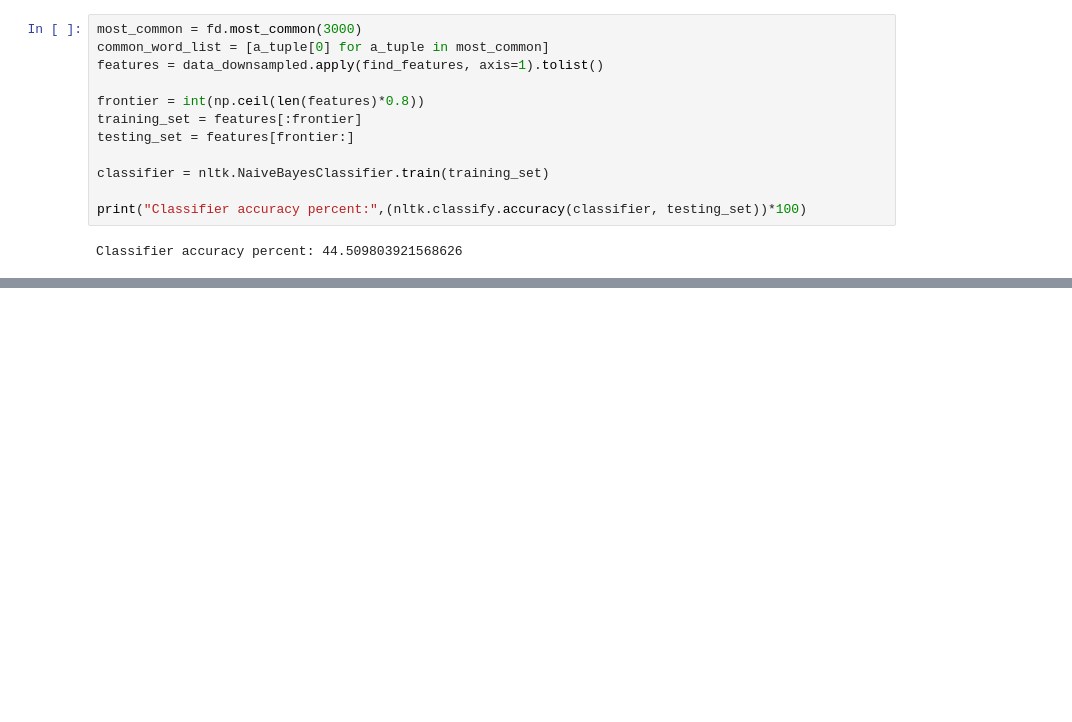
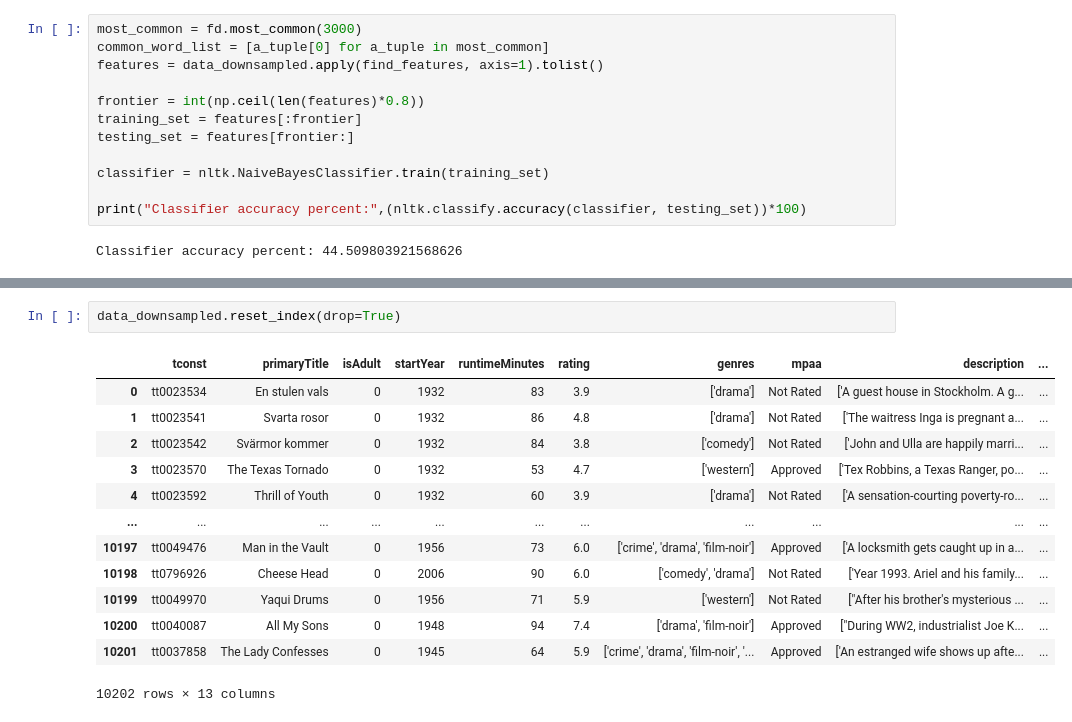
Before and after one commit to cargide/nlp_movie_project, a Jupyter notebook: 4-nlp.ipynb, the cells around one changed output, grey strips where cells are left out. Cells and saved outputs as stored; diff of their text form; blank space fills up the shorter version.

```diff
--- a/4-nlp.ipynb
+++ b/4-nlp.ipynb
@@ -326,0 +413,16 @@ Classifier accuracy percent: 44.509803921568626
+# %%
+data_downsampled.reset_index(drop=True)
+# %% [output]
+|  | tconst | primaryTitle | isAdult | startYear | runtimeMinutes | rating | genres | mpaa | description | ... |
+| 0 | tt0023534 | En stulen vals | 0 | 1932 | 83 | 3.9 | ['drama'] | Not Rated | ['A guest house in Stockholm. A g... | ... |
+| 1 | tt0023541 | Svarta rosor | 0 | 1932 | 86 | 4.8 | ['drama'] | Not Rated | ['The waitress Inga is pregnant a... | ... |
+| 2 | tt0023542 | Svärmor kommer | 0 | 1932 | 84 | 3.8 | ['comedy'] | Not Rated | ['John and Ulla are happily marri... | ... |
+| 3 | tt0023570 | The Texas Tornado | 0 | 1932 | 53 | 4.7 | ['western'] | Approved | ['Tex Robbins, a Texas Ranger, po... | ... |
+| 4 | tt0023592 | Thrill of Youth | 0 | 1932 | 60 | 3.9 | ['drama'] | Not Rated | ['A sensation-courting poverty-ro... | ... |
+| ... | ... | ... | ... | ... | ... | ... | ... | ... | ... | ... |
+| 10197 | tt0049476 | Man in the Vault | 0 | 1956 | 73 | 6.0 | ['crime', 'drama', 'film-noir'] | Approved | ['A locksmith gets caught up in a... | ... |
+| 10198 | tt0796926 | Cheese Head | 0 | 2006 | 90 | 6.0 | ['comedy', 'drama'] | Not Rated | ['Year 1993. Ariel and his family... | ... |
+| 10199 | tt0049970 | Yaqui Drums | 0 | 1956 | 71 | 5.9 | ['western'] | Not Rated | ["After his brother's mysterious ... | ... |
+| 10200 | tt0040087 | All My Sons | 0 | 1948 | 94 | 7.4 | ['drama', 'film-noir'] | Approved | ["During WW2, industrialist Joe K... | ... |
+| 10201 | tt0037858 | The Lady Confesses | 0 | 1945 | 64 | 5.9 | ['crime', 'drama', 'film-noir', '... | Approved | ['An estranged wife shows up afte... | ... |
+10202 rows × 13 columns
```
Also changed, not shown: parts of 14 cells of this notebook.
